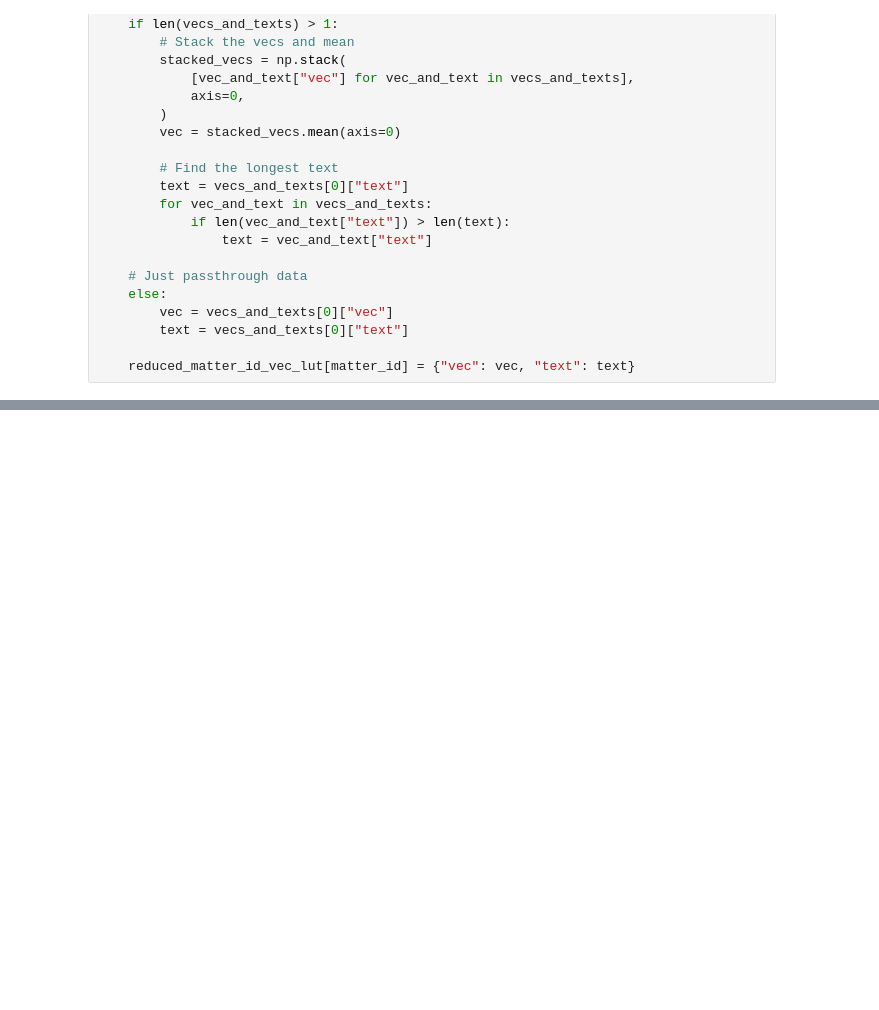
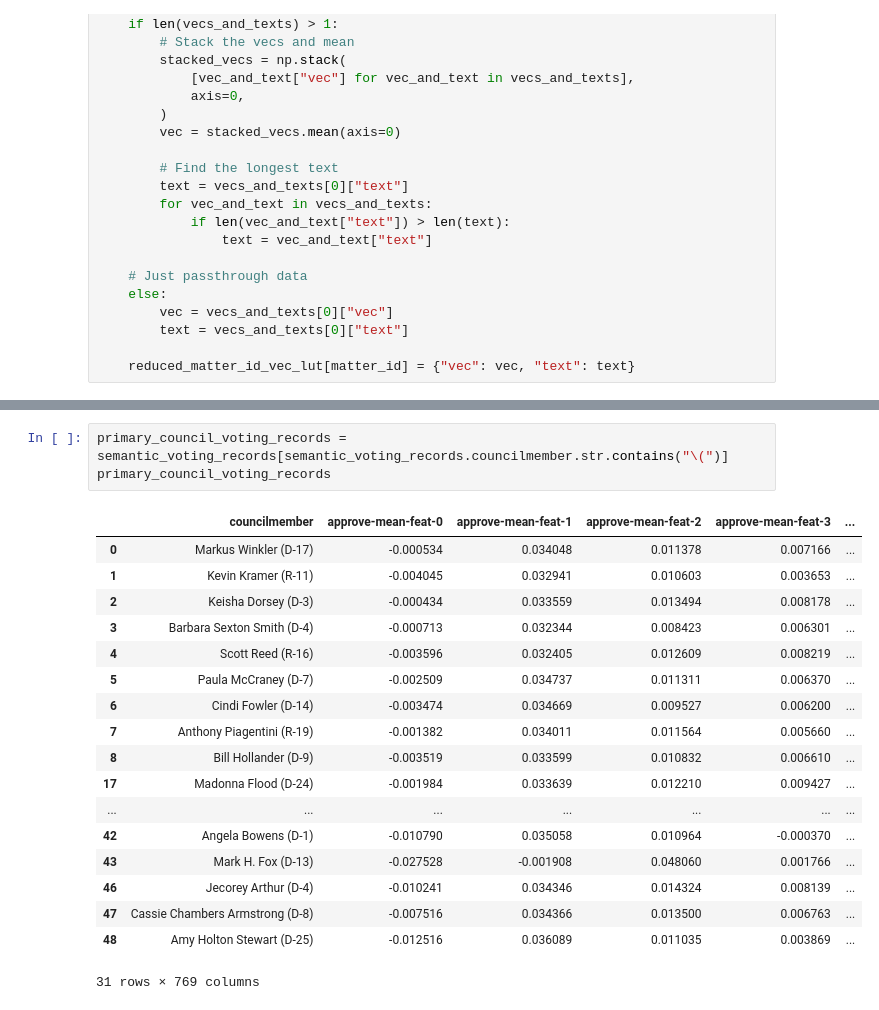
Before and after one commit to PugetSoundClinic-PIT/councils-in-action, a Jupyter notebook: voting-blocs.ipynb, the cells around one changed output, grey strips where cells are left out. Saved outputs shown, nothing was run; the diff lists cells and outputs as text; blank space fills up the shorter version.

```diff
--- a/voting-blocs.ipynb
+++ b/voting-blocs.ipynb
@@ -219,0 +203,22 @@ semantic_voting_records
+# %%
+primary_council_voting_records = semantic_voting_records[semantic_voting_records.councilmember.str.contains("\(")]
+primary_council_voting_records
+# %% [output]
+|  | councilmember | approve-mean-feat-0 | approve-mean-feat-1 | approve-mean-feat-2 | approve-mean-feat-3 | ... |
+| 0 | Markus Winkler (D-17) | -0.000534 | 0.034048 | 0.011378 | 0.007166 | ... |
+| 1 | Kevin Kramer (R-11) | -0.004045 | 0.032941 | 0.010603 | 0.003653 | ... |
+| 2 | Keisha Dorsey (D-3) | -0.000434 | 0.033559 | 0.013494 | 0.008178 | ... |
+| 3 | Barbara Sexton Smith (D-4) | -0.000713 | 0.032344 | 0.008423 | 0.006301 | ... |
+| 4 | Scott Reed (R-16) | -0.003596 | 0.032405 | 0.012609 | 0.008219 | ... |
+| 5 | Paula McCraney (D-7) | -0.002509 | 0.034737 | 0.011311 | 0.006370 | ... |
+| 6 | Cindi Fowler (D-14) | -0.003474 | 0.034669 | 0.009527 | 0.006200 | ... |
+| 7 | Anthony Piagentini (R-19) | -0.001382 | 0.034011 | 0.011564 | 0.005660 | ... |
+| 8 | Bill Hollander (D-9) | -0.003519 | 0.033599 | 0.010832 | 0.006610 | ... |
+| 17 | Madonna Flood (D-24) | -0.001984 | 0.033639 | 0.012210 | 0.009427 | ... |
+| ... | ... | ... | ... | ... | ... | ... |
+| 42 | Angela Bowens (D-1) | -0.010790 | 0.035058 | 0.010964 | -0.000370 | ... |
+| 43 | Mark H. Fox (D-13) | -0.027528 | -0.001908 | 0.048060 | 0.001766 | ... |
+| 46 | Jecorey Arthur (D-4) | -0.010241 | 0.034346 | 0.014324 | 0.008139 | ... |
+| 47 | Cassie Chambers Armstrong (D-8) | -0.007516 | 0.034366 | 0.013500 | 0.006763 | ... |
+| 48 | Amy Holton Stewart (D-25) | -0.012516 | 0.036089 | 0.011035 | 0.003869 | ... |
+31 rows × 769 columns
```
Also changed, not shown: parts of 14 cells of this notebook.
